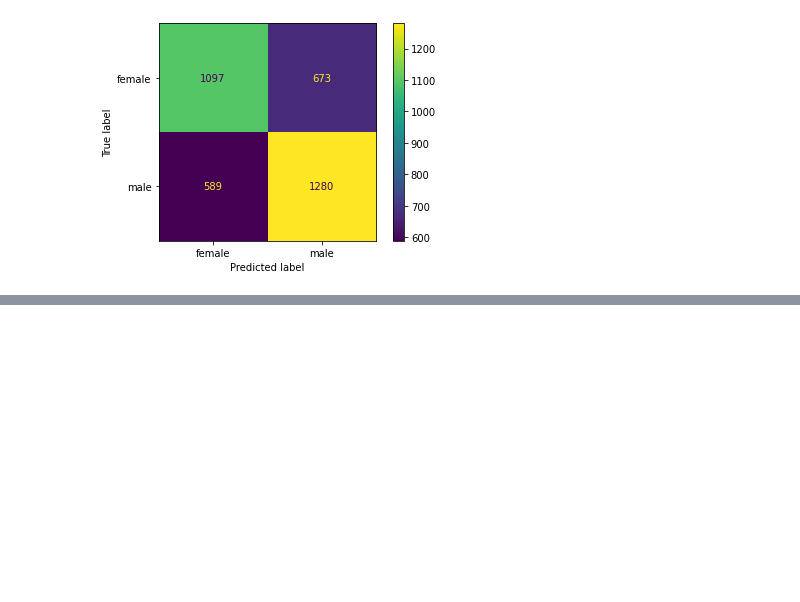
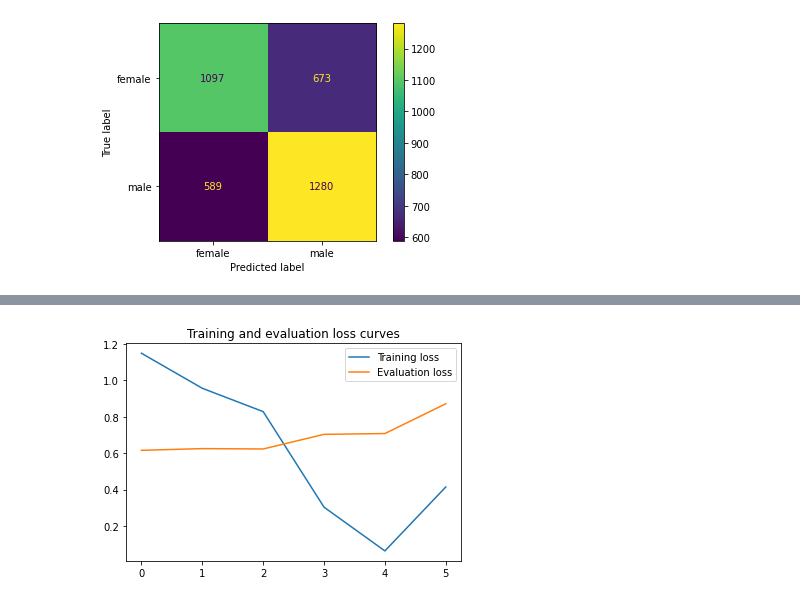
Before and after one commit to dimboump/clips-internship, a Jupyter notebook: Stylene v2/models/BERT.ipynb, the cells around one changed output, grey strips where cells are left out. Drawn from its saved outputs; the diff is of its cells as text; code cells hidden in the pictures; blank space fills up the shorter version.

Commit message:
Add BERT-base-uncased model for gender classification

```diff
--- a/Stylene v2/models/BERT.ipynb
+++ b/Stylene v2/models/BERT.ipynb
@@ -142,0 +145,2 @@ weighted avg       0.65      0.65      0.65      3639
+# %%
+model = ClassificationModel('bert', 'bert-base-uncased',  num_labels=2, args=model_args, use_cuda=True)
@@ -142,0 +153,13 @@ weighted avg       0.65      0.65      0.65      3639
+# %%
+_, history = model.train_model(train_df, eval_df=dev_df)
+
+train_loss = history['train_loss']
+eval_loss = history['eval_loss']
+
+plt.plot(train_loss, label='Training loss')
+plt.plot(eval_loss, label='Evaluation loss')
+plt.title('Training and evaluation loss curves')
+plt.legend()
+plt.show()
+# %% [output]
+[figure, added]
```
Also changed, not shown: parts of 4 cells of this notebook.
